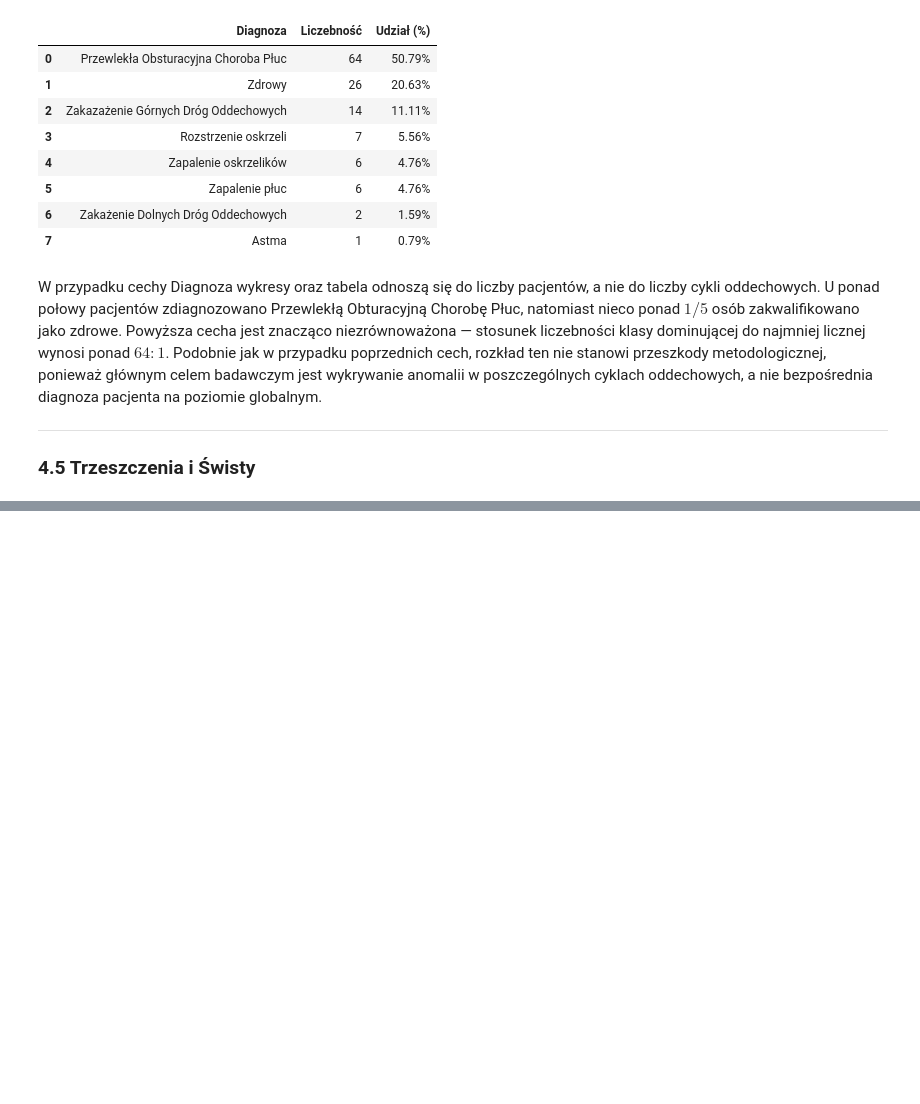
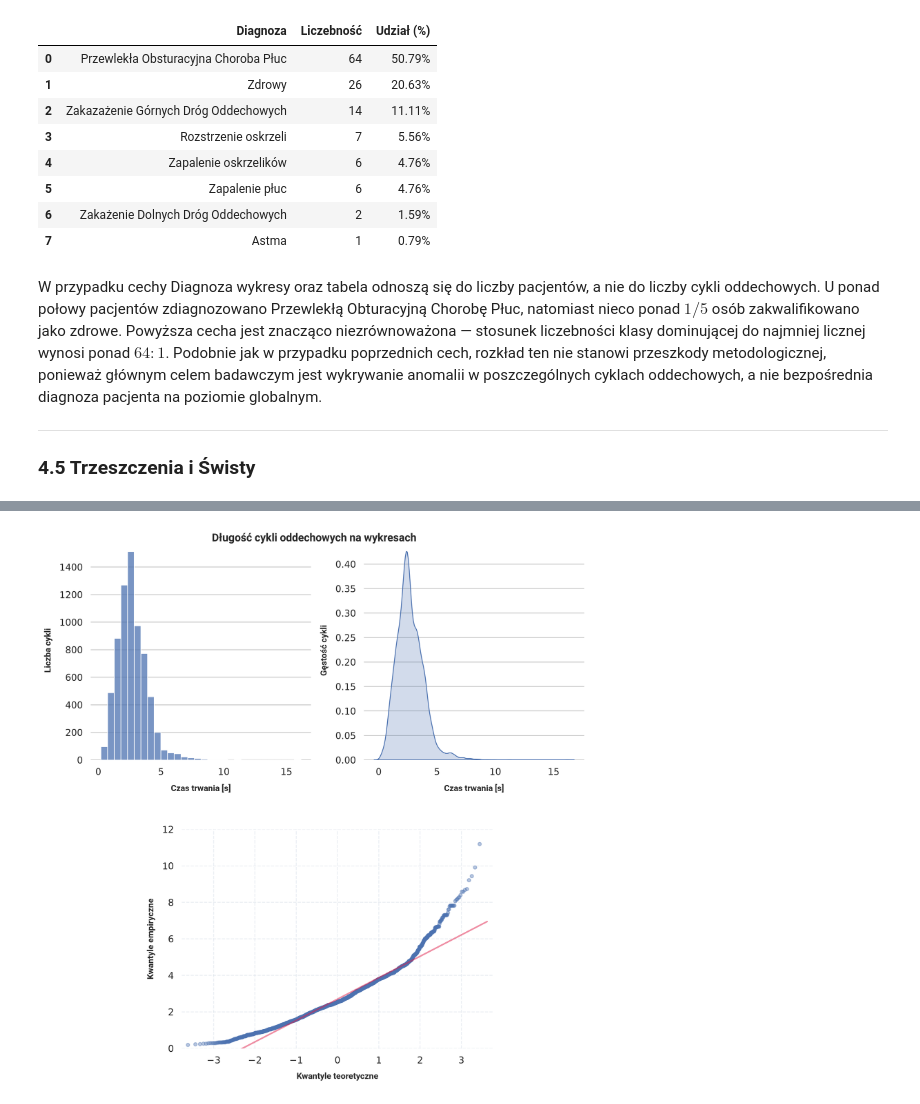
Before and after one commit to gwiazdan/respiratory-sound-analysis, a Jupyter notebook: notebooks/01_eda_icbhi.ipynb, the cells around one changed output, grey strips where cells are left out. Saved outputs shown, nothing was run; the diff lists cells and outputs as text; code cells hidden in the pictures; blank space fills up the shorter version.

```diff
--- a/notebooks/01_eda_icbhi.ipynb
+++ b/notebooks/01_eda_icbhi.ipynb
@@ -551,0 +717,50 @@ W przypadku cechy Diagnoza wykresy oraz tabela odnoszą się do liczby pacjentó
+# %%
+df["duration"] = df["end"] - df["start"]
+
+fig = plt.figure(figsize=(9, 9), dpi=150, constrained_layout=True)
+gs = gridspec.GridSpec(2, 6, figure=fig, height_ratios=[1, 1], hspace=0.12, wspace=0.1)
+
+ax1 = fig.add_subplot(gs[0, 0:3])
+ax2 = fig.add_subplot(gs[0, 3:6])
+ax3 = fig.add_subplot(gs[1, 1:5])
+
+
+ax1.set_xlabel('Czas trwania [s]', labelpad=8, font=bold)
+ax1.set_ylabel('Liczba cykli', labelpad=8, font=bold)
+
+sns.histplot(df, x="duration", ax=ax1, bins=30)
+ax1.xaxis.grid(False)
+
+sns.kdeplot(df, x="duration", ax=ax2, fill=True)
+ax2.xaxis.grid(False)
+ax2.set_xlabel('Czas trwania [s]', labelpad=8, font=bold)
+ax2.set_ylabel('Gęstość cykli', labelpad=8, font=bold)
+
+
+sm.qqplot(
+    df["duration"], line='s', ax=ax3,
+    alpha=0.4, markersize=4
+)
+
+ax3.set_ylim(0,12)
+
+qq_line = ax3.get_lines()[1]
+qq_line.set_color("#e11d48")
+qq_line.set_linewidth(1.8)
+qq_line.set_linestyle("-")
+qq_line.set_alpha(0.5)
+
+ax3.grid(True, axis='both', linestyle='--', alpha=0.4, color='#cbd5e1')
+ax3.set_xlabel('Kwantyle teoretyczne', labelpad=8, font=bold)
+ax3.set_ylabel('Kwantyle empiryczne', labelpad=8, font=bold)
+
+sns.despine(top=True, right=True, bottom=True, left=True, ax=ax1)
+sns.despine(top=True, right=True, bottom=True, left=True, ax=ax2)
+sns.despine(top=True, right=True, bottom=True, left=True, ax=ax3)
+
+
+fig.suptitle('Długość cykli oddechowych na wykresach', size=13, font=bold, y=1.01)
+
+plt.show()
+# %% [output]
+[figure, added]
```
Also changed, not shown: parts of 14 cells of this notebook, 2 other files.
